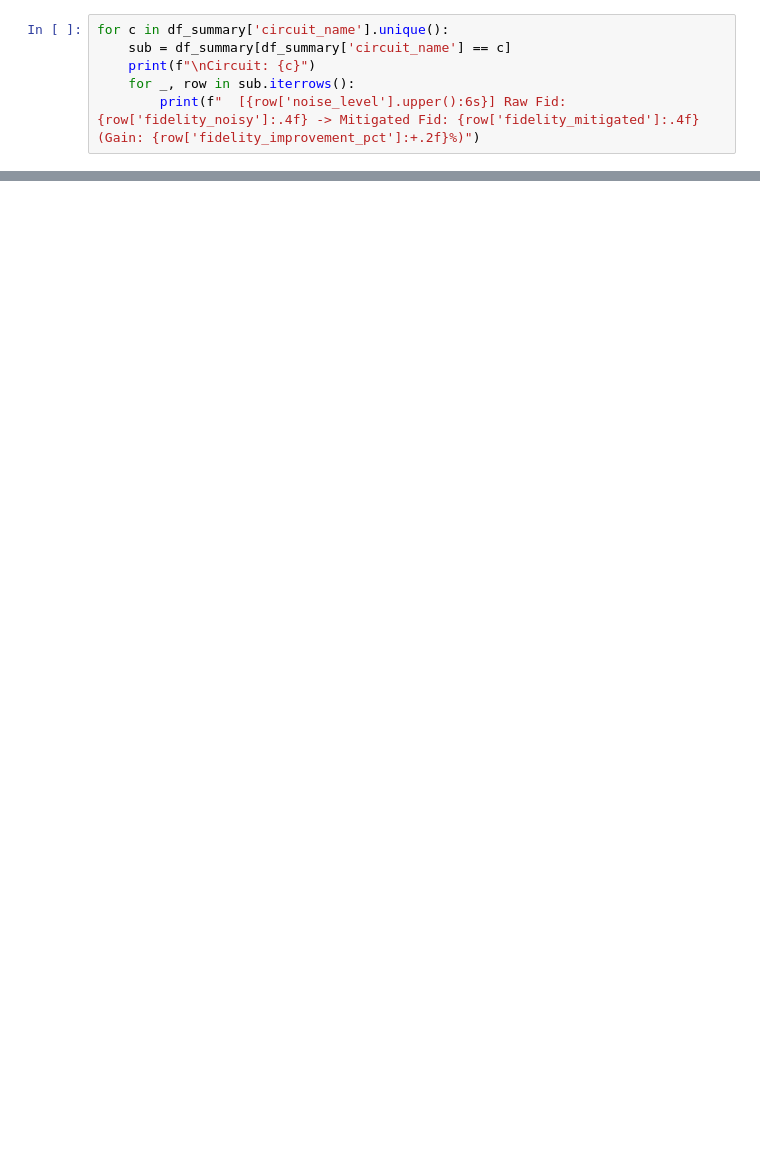
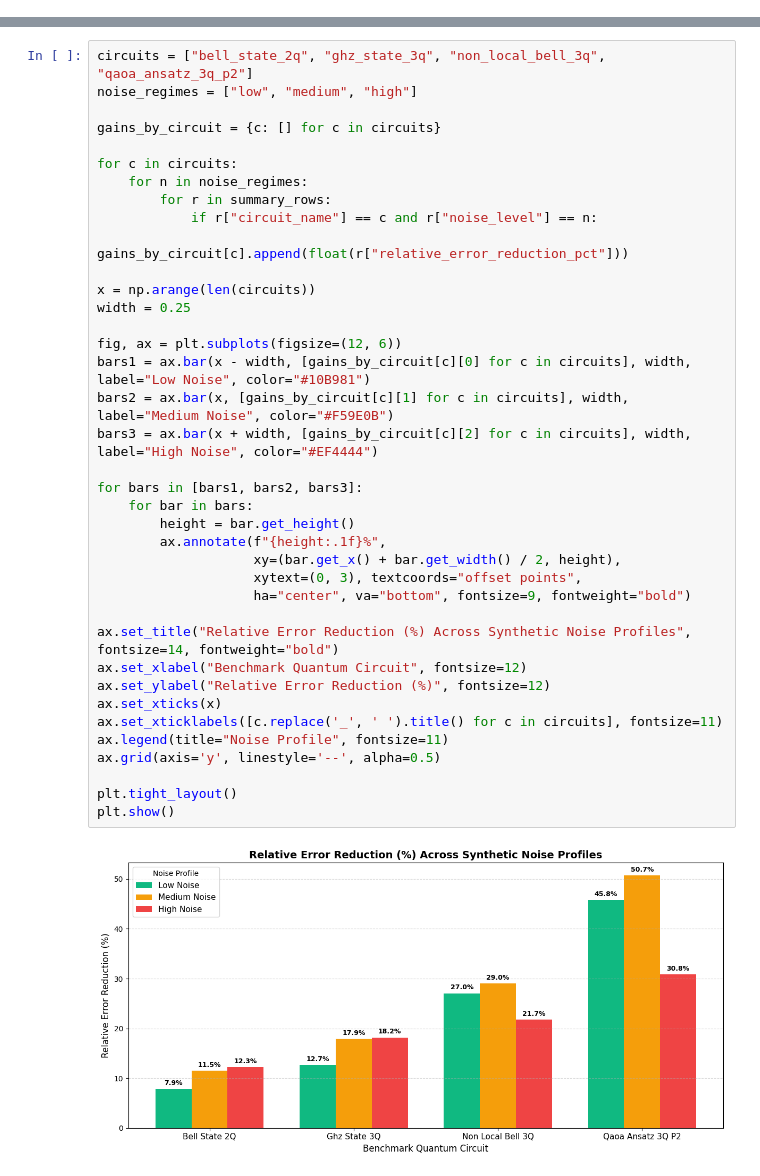
Before and after one commit to jagadesh-jpg/jagadesh-14, a Jupyter notebook: notebooks/I7_experiment.ipynb, the cells around one changed output, grey strips where cells are left out. Saved outputs shown, nothing was run; the diff lists cells and outputs as text; blank space fills up the shorter version.

```diff
--- a/notebooks/I7_experiment.ipynb
+++ b/notebooks/I7_experiment.ipynb
@@ -40,6 +0,0 @@ Inspect the measured Hellinger fidelity gains and Total Variation Distance reduc
-# %%
-for c in df_summary['circuit_name'].unique():
-    sub = df_summary[df_summary['circuit_name'] == c]
-    print(f"\nCircuit: {c}")
-    for _, row in sub.iterrows():
-        print(f"  [{row['noise_level'].upper():6s}] Raw Fid: {row['fidelity_noisy']:.4f} -> Mitigated Fid: {row['fidelity_mitigated']:.4f} (Gain: {row['fidelity_improvement_pct']:+.2f}%)")
@@ -69,0 +339,40 @@ print(df_summary[['circuit_name', 'noise_level', 'qubits', 'shots', 'classical_t
+# %%
+circuits = ["bell_state_2q", "ghz_state_3q", "non_local_bell_3q", "qaoa_ansatz_3q_p2"]
+noise_regimes = ["low", "medium", "high"]
+
+gains_by_circuit = {c: [] for c in circuits}
+
+for c in circuits:
+    for n in noise_regimes:
+        for r in summary_rows:
+            if r["circuit_name"] == c and r["noise_level"] == n:
+                gains_by_circuit[c].append(float(r["relative_error_reduction_pct"]))
+
+x = np.arange(len(circuits))
+width = 0.25
+
+fig, ax = plt.subplots(figsize=(12, 6))
+bars1 = ax.bar(x - width, [gains_by_circuit[c][0] for c in circuits], width, label="Low Noise", color="#10B981")
+bars2 = ax.bar(x, [gains_by_circuit[c][1] for c in circuits], width, label="Medium Noise", color="#F59E0B")
+bars3 = ax.bar(x + width, [gains_by_circuit[c][2] for c in circuits], width, label="High Noise", color="#EF4444")
+
+for bars in [bars1, bars2, bars3]:
+    for bar in bars:
+        height = bar.get_height()
+        ax.annotate(f"{height:.1f}%",
+                    xy=(bar.get_x() + bar.get_width() / 2, height),
+                    xytext=(0, 3), textcoords="offset points",
+                    ha="center", va="bottom", fontsize=9, fontweight="bold")
+
+ax.set_title("Relative Error Reduction (%) Across Synthetic Noise Profiles", fontsize=14, fontweight="bold")
+ax.set_xlabel("Benchmark Quantum Circuit", fontsize=12)
+ax.set_ylabel("Relative Error Reduction (%)", fontsize=12)
+ax.set_xticks(x)
+ax.set_xticklabels([c.replace('_', ' ').title() for c in circuits], fontsize=11)
+ax.legend(title="Noise Profile", fontsize=11)
+ax.grid(axis='y', linestyle='--', alpha=0.5)
+
+plt.tight_layout()
+plt.show()
+# %% [output]
+[figure, added]
```
Also changed, not shown: parts of 37 cells of this notebook.
